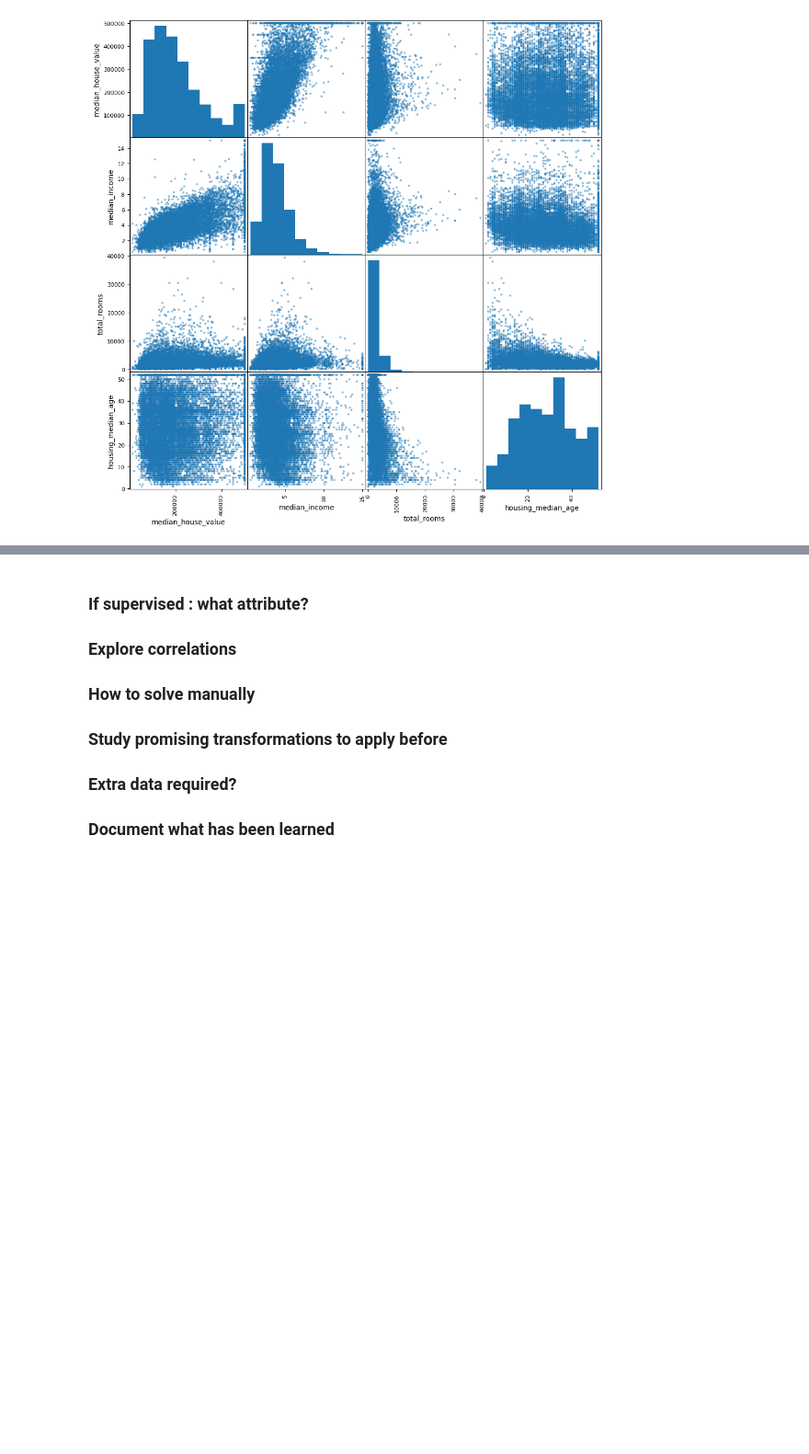
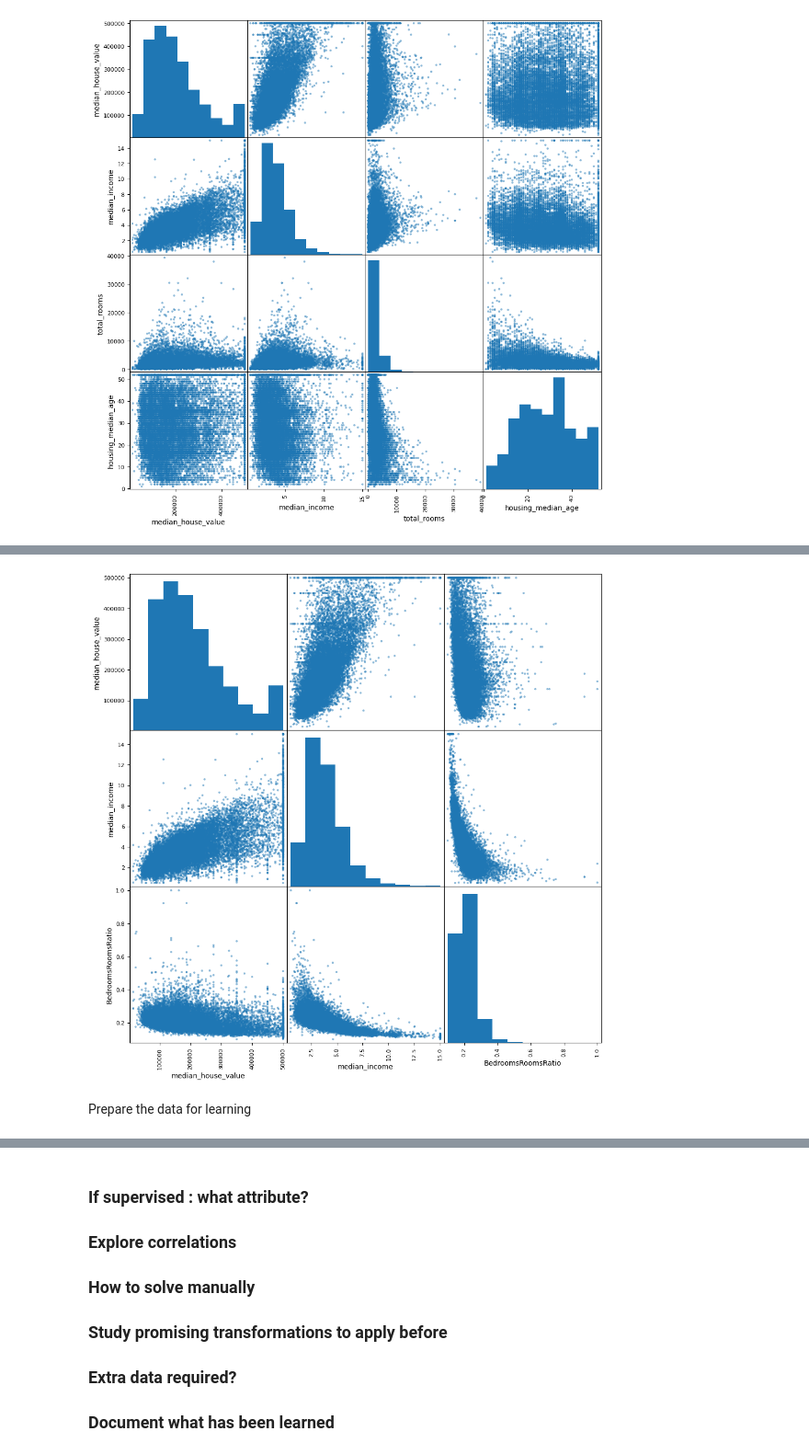
Before and after one commit to SimLend/HandsOnMachineLearning, a Jupyter notebook: Chapter1/CaliforniaHousingPrices/HousingPriceRegression.ipynb, the cells around one changed output, grey strips where cells are left out. Shown at 92% size. Drawn from its saved outputs; the diff is of its cells as text; code cells hidden in the pictures; blank space fills up the shorter version.

```diff
--- a/Chapter1/CaliforniaHousingPrices/HousingPriceRegression.ipynb
+++ b/Chapter1/CaliforniaHousingPrices/HousingPriceRegression.ipynb
@@ -406,0 +402,7 @@ plt.show()
+# %%
+ExplorationData["RoomsPerHousehold"] = ExplorationData["total_rooms"] / ExplorationData["households"]
+ExplorationData["BedroomsRoomsRatio"] = ExplorationData["total_bedrooms"] / ExplorationData["total_rooms"]
+ExplorationData["PeoplePerHouse"] = ExplorationData["population"] / ExplorationData["households"]
+
+corr_matrix = ExplorationData.corr(numeric_only=True)
+corr_matrix["median_house_value"].sort_values(ascending=False)
@@ -406,0 +423,8 @@ plt.show()
+# %%
+attributes = ["median_house_value", "median_income", "BedroomsRoomsRatio"]
+pd.plotting.scatter_matrix(ExplorationData[attributes], figsize = (12, 12))
+plt.show()
+# %% [output]
+[figure, added]
+# %% [markdown]
+Prepare the data for learning
```
Also changed, not shown: parts of 15 cells of this notebook.
